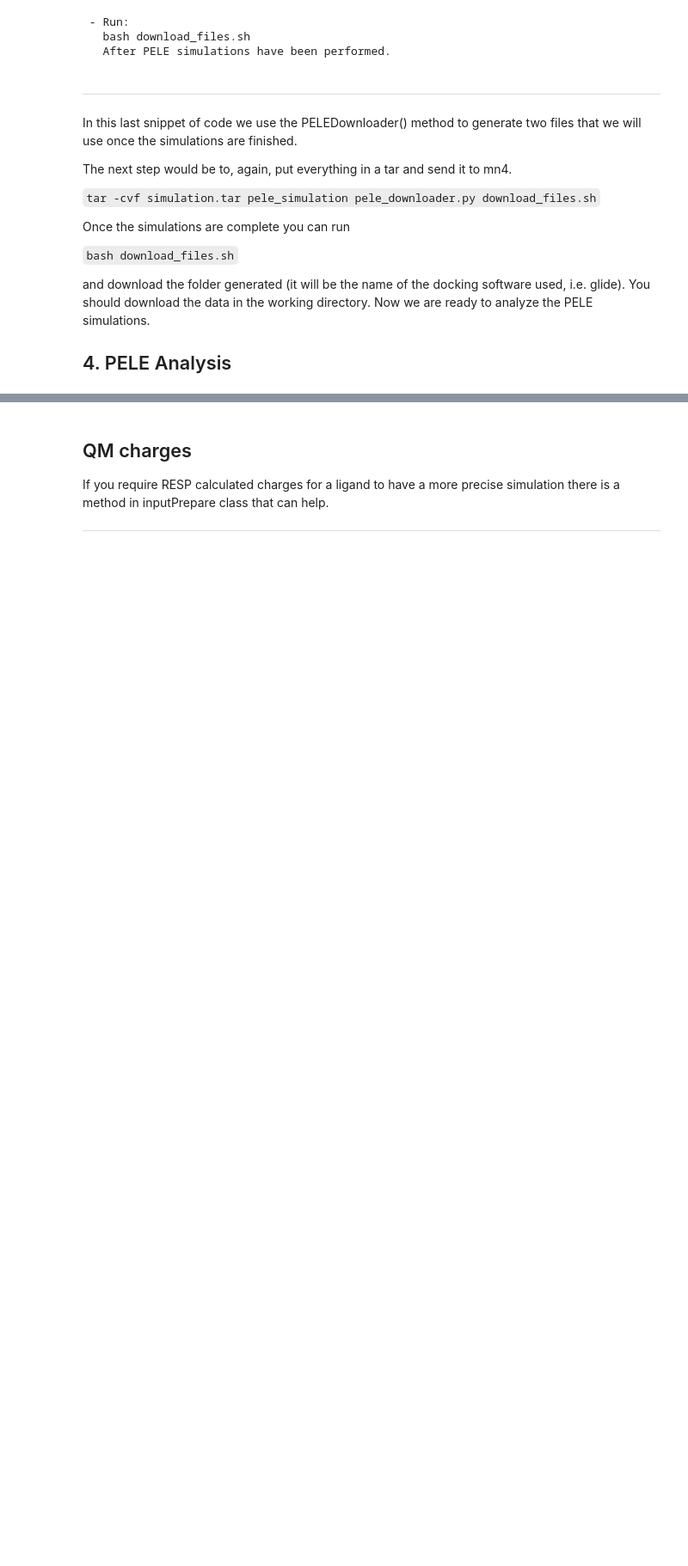
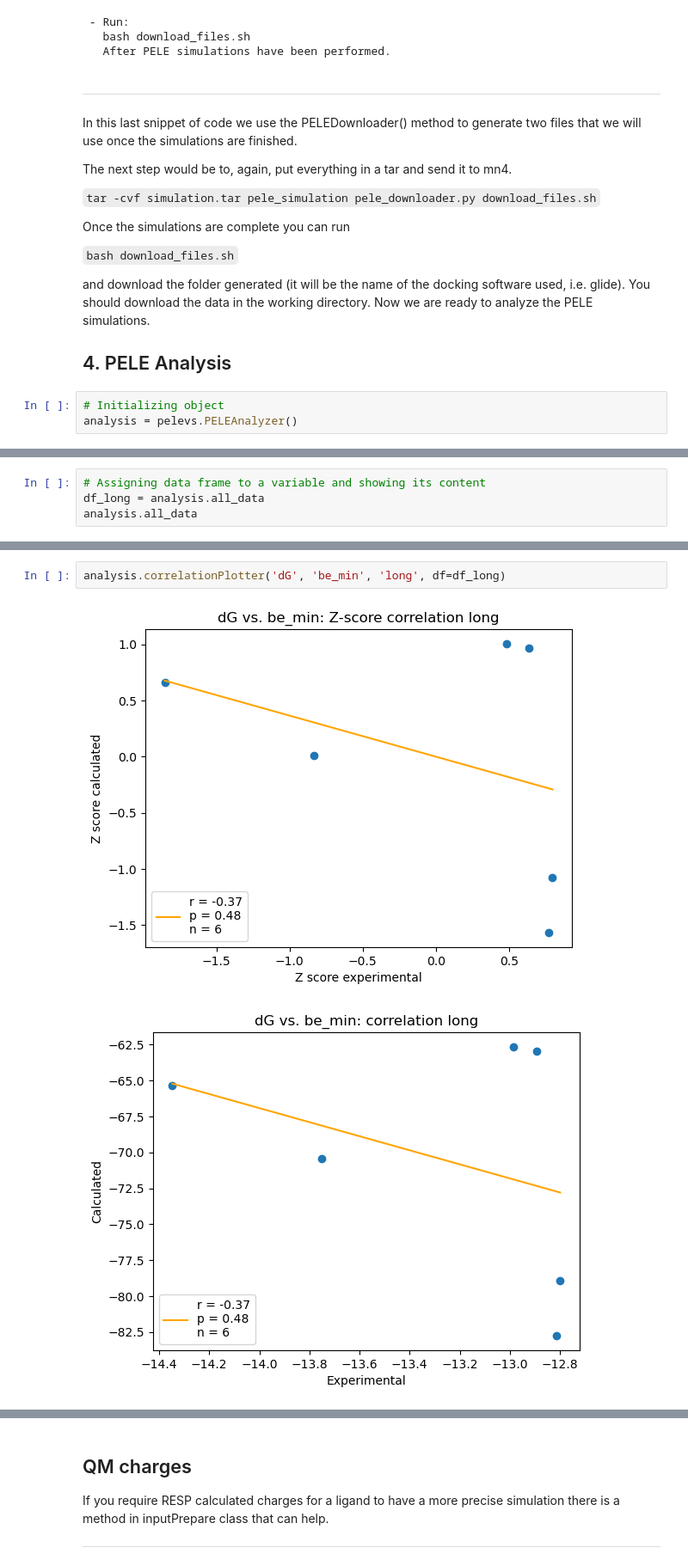
Before and after one commit to ignasipuch/pelevs, a Jupyter notebook: examples/example_pelevs.ipynb, the cells around one changed output, grey strips where cells are left out. Shown at 86% size. Cells and saved outputs as stored; diff of their text form; blank space fills up the shorter version.

```diff
--- a/examples/example_pelevs.ipynb
+++ b/examples/example_pelevs.ipynb
@@ -144,3 +144,6 @@ Once the simulations are complete you can run
 and download the folder generated (it will be the name of the docking software used, i.e. glide). You should download the data in the working directory. Now we are ready to analyze the PELE simulations.
 
 ## 4. PELE Analysis
+# %%
+# Initializing object
+analysis = pelevs.PELEAnalyzer()
@@ -146,0 +155,4 @@ and download the folder generated (it will be the name of the docking software u
+# %%
+# Assigning data frame to a variable and showing its content
+df_long = analysis.all_data
+analysis.all_data
@@ -146,0 +184,5 @@ and download the folder generated (it will be the name of the docking software u
+# %%
+analysis.correlationPlotter('dG', 'be_min', 'long', df=df_long)
+# %% [output]
+[figure, added]
+[figure, added]
```
Also changed, not shown: parts of 9 cells of this notebook.
